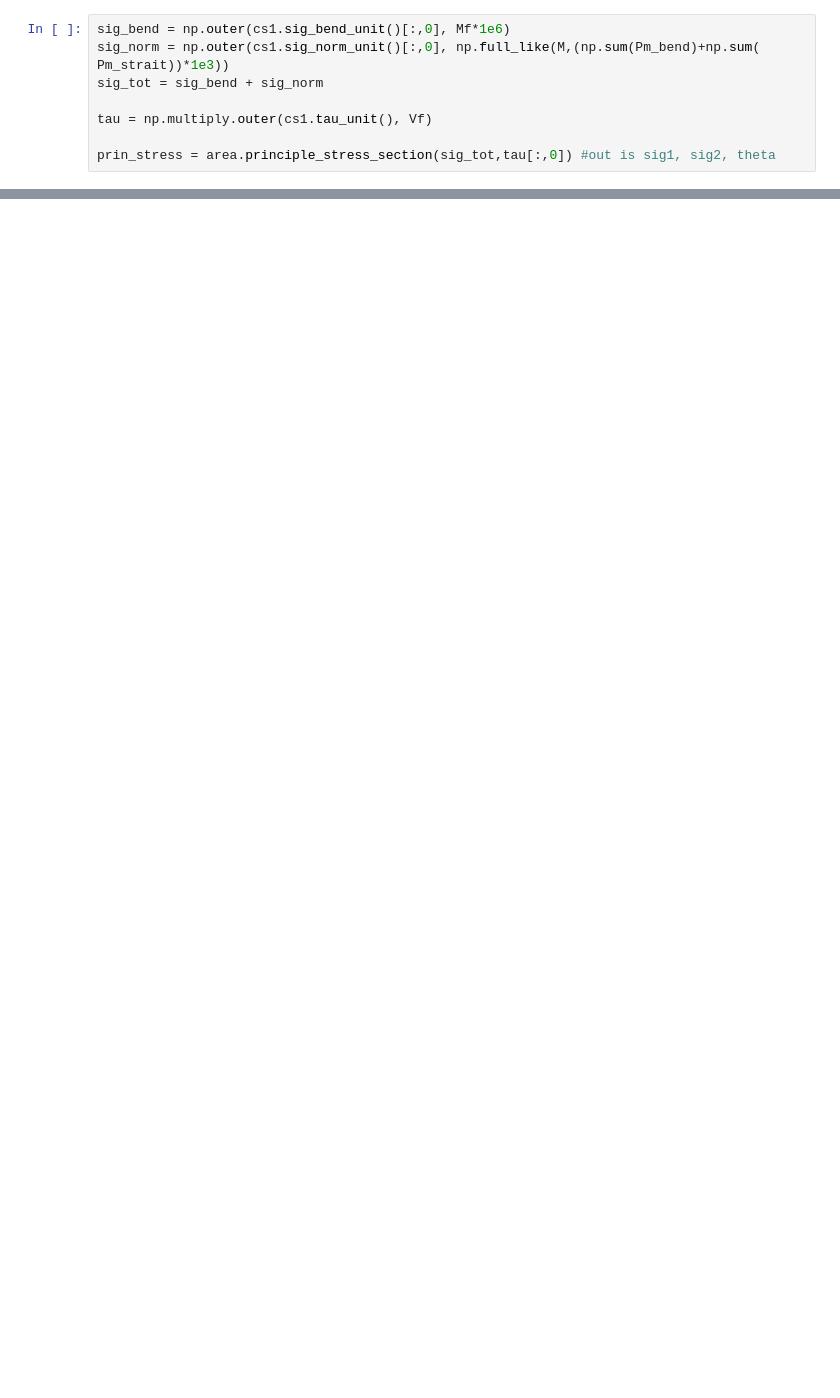
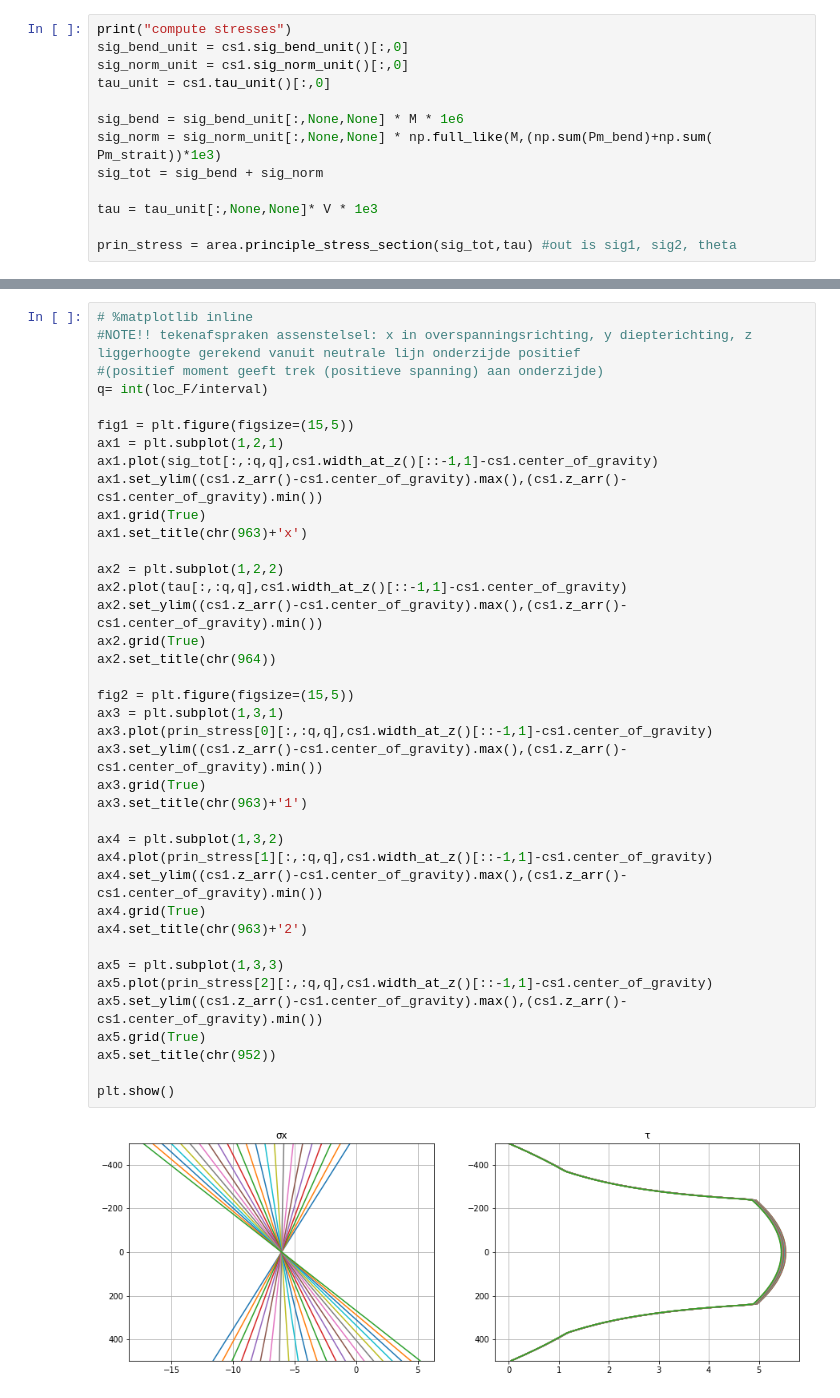
Before and after one commit to antonyvm1102/MNkappa, a Jupyter notebook: momenten_en_dwarskrachten.ipynb, the cells around one changed output, grey strips where cells are left out. Cells and saved outputs as stored; diff of their text form; blank space fills up the shorter version.

```diff
--- a/momenten_en_dwarskrachten.ipynb
+++ b/momenten_en_dwarskrachten.ipynb
@@ -81,8 +176,13 @@ plt.show()
 # %%
-sig_bend = np.outer(cs1.sig_bend_unit()[:,0], Mf*1e6)
-sig_norm = np.outer(cs1.sig_norm_unit()[:,0], np.full_like(M,(np.sum(Pm_bend)+np.sum( Pm_strait))*1e3))
+print("compute stresses")
+sig_bend_unit = cs1.sig_bend_unit()[:,0]
+sig_norm_unit = cs1.sig_norm_unit()[:,0]
+tau_unit = cs1.tau_unit()[:,0]
+
+sig_bend = sig_bend_unit[:,None,None] * M * 1e6
+sig_norm = sig_norm_unit[:,None,None] * np.full_like(M,(np.sum(Pm_bend)+np.sum( Pm_strait))*1e3)
 sig_tot = sig_bend + sig_norm
 
-tau = np.multiply.outer(cs1.tau_unit(), Vf)
+tau = tau_unit[:,None,None]* V * 1e3
 
-prin_stress = area.principle_stress_section(sig_tot,tau[:,0]) #out is sig1, sig2, theta
+prin_stress = area.principle_stress_section(sig_tot,tau) #out is sig1, sig2, theta
@@ -96,0 +191,41 @@ plt.show()
+# %%
+# %matplotlib inline
+#NOTE!! tekenafspraken assenstelsel: x in overspanningsrichting, y diepterichting, z liggerhoogte gerekend vanuit neutrale lijn onderzijde positief
+#(positief moment geeft trek (positieve spanning) aan onderzijde)
+q= int(loc_F/interval)
+
+fig1 = plt.figure(figsize=(15,5))
+ax1 = plt.subplot(1,2,1)
+ax1.plot(sig_tot[:,:q,q],cs1.width_at_z()[::-1,1]-cs1.center_of_gravity)
+ax1.set_ylim((cs1.z_arr()-cs1.center_of_gravity).max(),(cs1.z_arr()-cs1.center_of_gravity).min())
+ax1.grid(True)
+ax1.set_title(chr(963)+'x')
+
+ax2 = plt.subplot(1,2,2)
+ax2.plot(tau[:,:q,q],cs1.width_at_z()[::-1,1]-cs1.center_of_gravity)
+ax2.set_ylim((cs1.z_arr()-cs1.center_of_gravity).max(),(cs1.z_arr()-cs1.center_of_gravity).min())
+ax2.grid(True)
+ax2.set_title(chr(964))
+
+fig2 = plt.figure(figsize=(15,5))
+ax3 = plt.subplot(1,3,1)
+ax3.plot(prin_stress[0][:,:q,q],cs1.width_at_z()[::-1,1]-cs1.center_of_gravity)
+ax3.set_ylim((cs1.z_arr()-cs1.center_of_gravity).max(),(cs1.z_arr()-cs1.center_of_gravity).min())
+ax3.grid(True)
+ax3.set_title(chr(963)+'1')
+
+ax4 = plt.subplot(1,3,2)
+ax4.plot(prin_stress[1][:,:q,q],cs1.width_at_z()[::-1,1]-cs1.center_of_gravity)
+ax4.set_ylim((cs1.z_arr()-cs1.center_of_gravity).max(),(cs1.z_arr()-cs1.center_of_gravity).min())
+ax4.grid(True)
+ax4.set_title(chr(963)+'2')
+
+ax5 = plt.subplot(1,3,3)
+ax5.plot(prin_stress[2][:,:q,q],cs1.width_at_z()[::-1,1]-cs1.center_of_gravity)
+ax5.set_ylim((cs1.z_arr()-cs1.center_of_gravity).max(),(cs1.z_arr()-cs1.center_of_gravity).min())
+ax5.grid(True)
+ax5.set_title(chr(952))
+
+plt.show()
+# %% [output]
+[figure, added]
```
Also changed, not shown: parts of 12 cells of this notebook, 2 other files.
